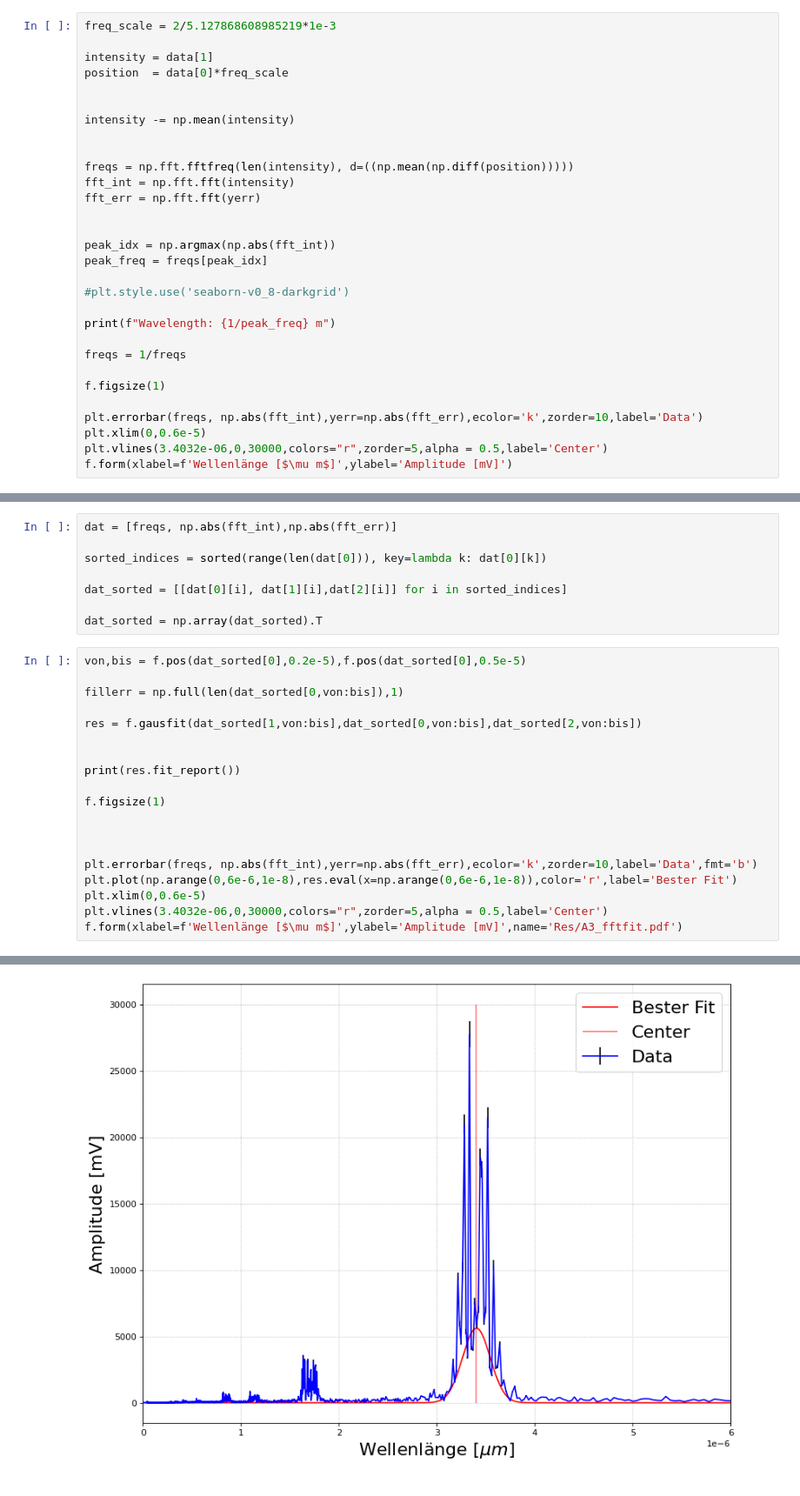
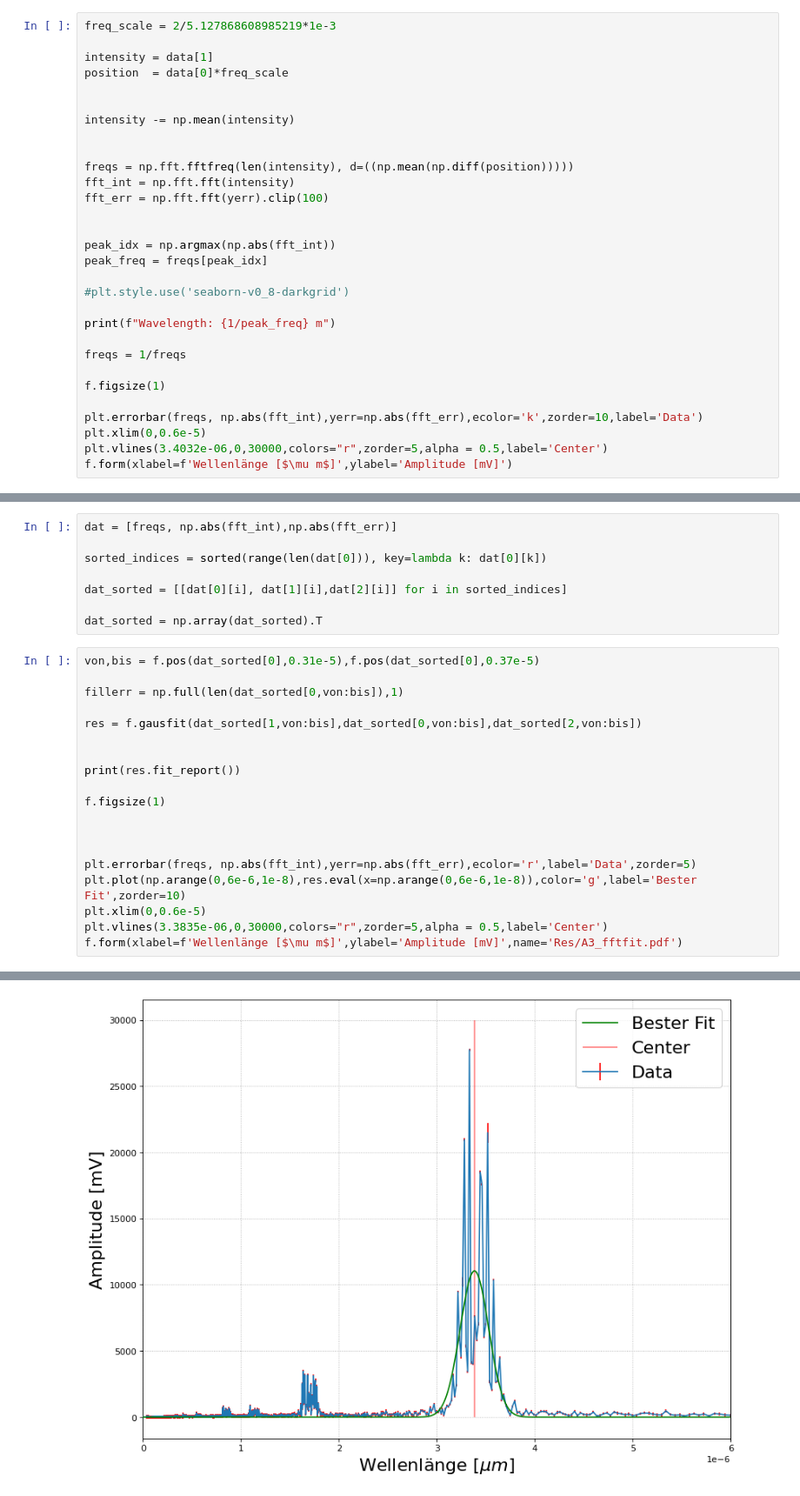
Before and after one commit to Friedrich-Jahns/Fortgeschrittenen-Praktikum-Physik, a Jupyter notebook: FP4_Michelson/A3/A3_fft.ipynb, the cells around one changed output, grey strips where cells are left out. Shown at 87% size. Cells and saved outputs as stored; diff of their text form.

```diff
--- a/FP4_Michelson/A3/A3_fft.ipynb
+++ b/FP4_Michelson/A3/A3_fft.ipynb
@@ -38,7 +38,7 @@ intensity -= np.mean(intensity)
 
 freqs = np.fft.fftfreq(len(intensity), d=((np.mean(np.diff(position)))))
 fft_int = np.fft.fft(intensity)
-fft_err = np.fft.fft(yerr)
+fft_err = np.fft.fft(yerr).clip(100)
 
 
 peak_idx = np.argmax(np.abs(fft_int))
@@ -68,7 +68,7 @@ dat_sorted = [[dat[0][i], dat[1][i],dat[2][i]] for i in sorted_indices]
 
 dat_sorted = np.array(dat_sorted).T
 # %%
-von,bis = f.pos(dat_sorted[0],0.2e-5),f.pos(dat_sorted[0],0.5e-5)
+von,bis = f.pos(dat_sorted[0],0.31e-5),f.pos(dat_sorted[0],0.37e-5)
 
 fillerr = np.full(len(dat_sorted[0,von:bis]),1)
 
@@ -81,10 +81,10 @@ f.figsize(1)
 
 
 
-plt.errorbar(freqs, np.abs(fft_int),yerr=np.abs(fft_err),ecolor='k',zorder=10,label='Data',fmt='b')
-plt.plot(np.arange(0,6e-6,1e-8),res.eval(x=np.arange(0,6e-6,1e-8)),color='r',label='Bester Fit')
+plt.errorbar(freqs, np.abs(fft_int),yerr=np.abs(fft_err),ecolor='r',label='Data',zorder=5)
+plt.plot(np.arange(0,6e-6,1e-8),res.eval(x=np.arange(0,6e-6,1e-8)),color='g',label='Bester Fit',zorder=10)
 plt.xlim(0,0.6e-5)
-plt.vlines(3.4032e-06,0,30000,colors="r",zorder=5,alpha = 0.5,label='Center')
+plt.vlines(3.3835e-06,0,30000,colors="r",zorder=5,alpha = 0.5,label='Center')
 f.form(xlabel=f'Wellenlänge [$\mu m$]',ylabel='Amplitude [mV]',name='Res/A3_fftfit.pdf')
 # %% [output]
 [[Model]]
@@ -107 +110 @@ f.form(xlabel=f'Wellenlänge [$\mu m$]',ylabel='Amplitude [mV]',name='Res/A3_fft
-[figure, old version]
+[figure, new version]
```
Also changed, not shown: parts of 2 cells of this notebook, 10 other files.
